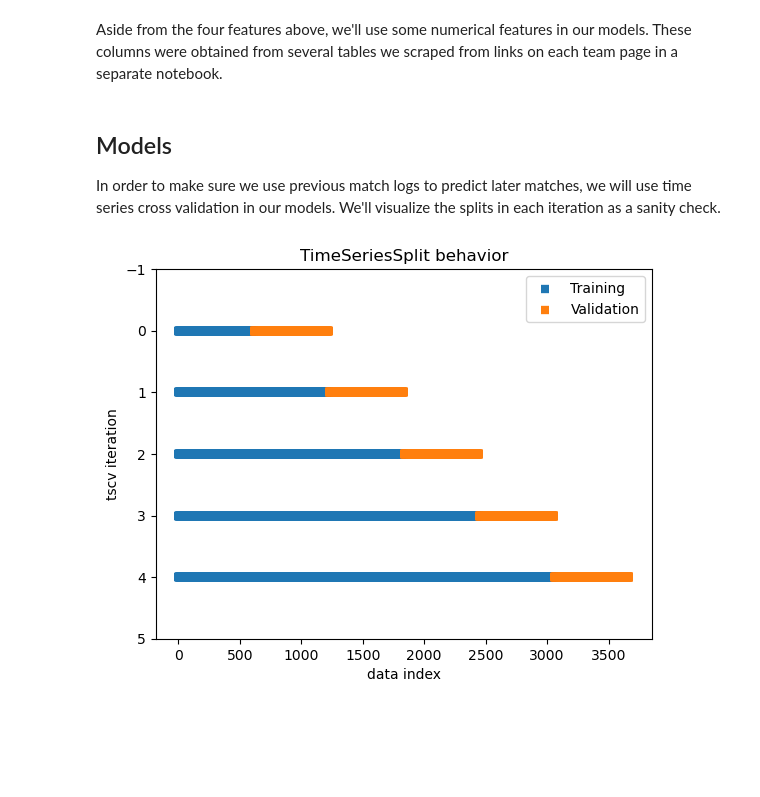
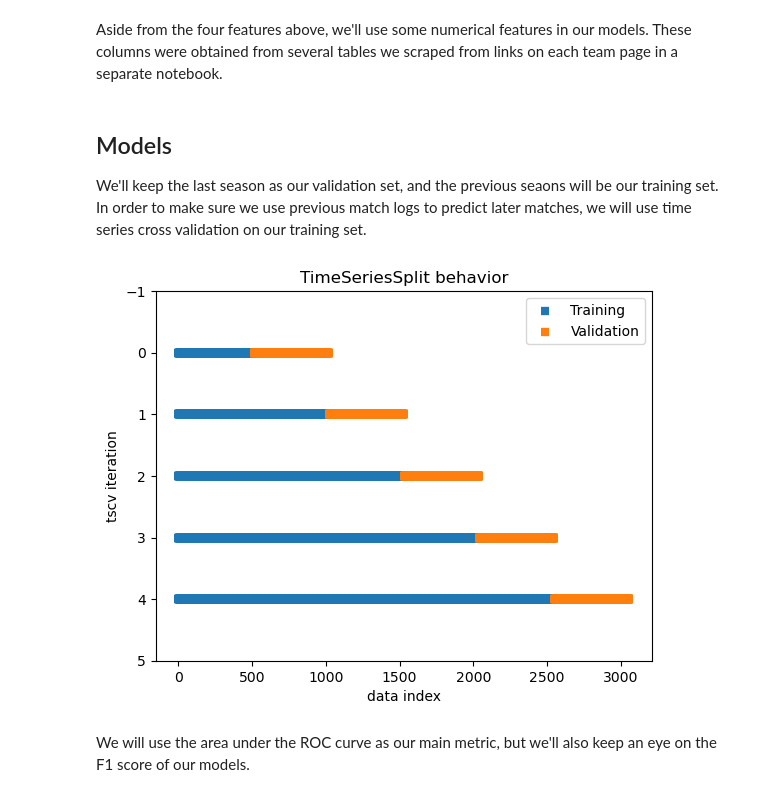
Before and after one commit to seckinadali/Predicting-Bundesliga, a Jupyter notebook: predict.ipynb, the cells around one changed output. Cells and saved outputs as stored; diff of their text form; code cells hidden in the pictures; blank space fills up the shorter version.

```diff
--- a/predict.ipynb
+++ b/predict.ipynb
@@ -193,24 +194,33 @@ predictors = ['venue_code', 'opp_code', 'hour', 'day_code'] + cols
 # %% [markdown]
 ## Models
 
-In order to make sure we use previous match logs to predict later matches, we will use time series cross validation in our models. We'll visualize the splits in each iteration as a sanity check.
+We'll keep the last season as our validation set, and the previous seaons will be our training set. In order to make sure we use previous match logs to predict later matches, we will use time series cross validation on our training set.
+# %%
+train = df[df['date'] < '2022-07-01']
+val = df[df['date'] > '2022-07-01']
+
+X = train[predictors]
+y = train['target']
+
+X_val = val[predictors]
+y_val = val['target']
 # %%
-X = df[predictors]
-y = df['target']
-
 tscv = TimeSeriesSplit(n_splits=5)
 
+# Visualize the splits as a sanity check
 fig, ax = plt.subplots()
 for ii, (tr, tt) in enumerate(tscv.split(X, y)):
     l1 = ax.scatter(tr, [ii] * len(tr), c='tab:blue',
                     marker='_', lw=6)
     l2 = ax.scatter(tt, [ii] * len(tt), c='tab:orange',
                     marker='_', lw=6)
 ax.set(ylim=[5, -1],
        title='TimeSeriesSplit behavior',
        xlabel='data index', ylabel='tscv iteration')
 ax.legend([l1, l2], ['Training', 'Validation'])
 plt.show()
 # %% [output]
-[figure, old version]
+[figure, new version]
+# %% [markdown]
+We will use the area under the ROC curve as our main metric, but we'll also keep an eye on the F1 score of our models.
 # %%
```
Also changed, not shown: parts of 44 cells of this notebook, 1 other file.
